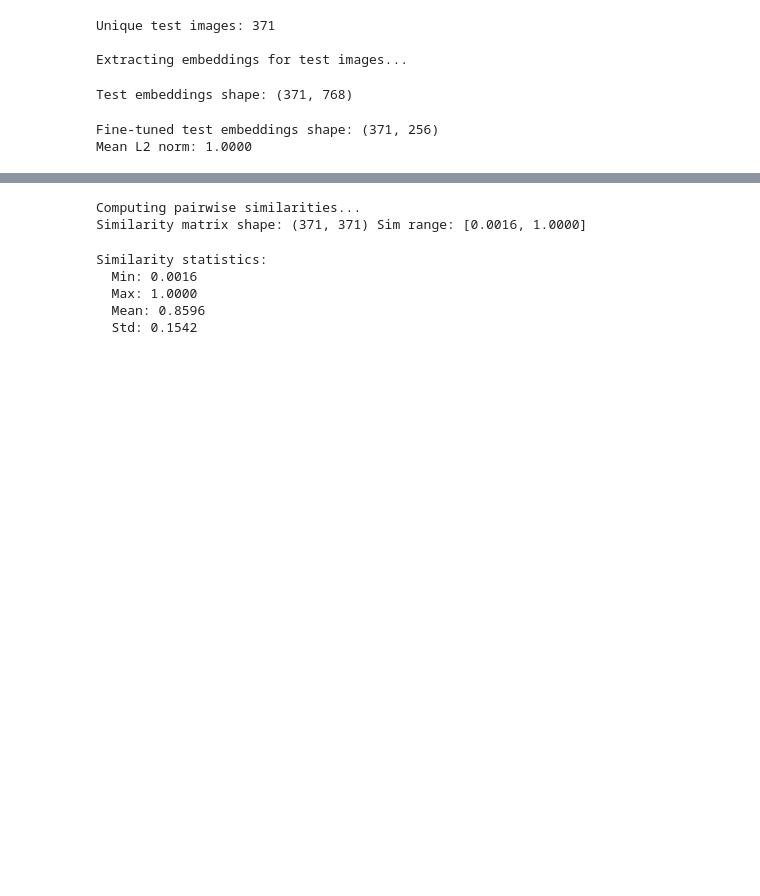
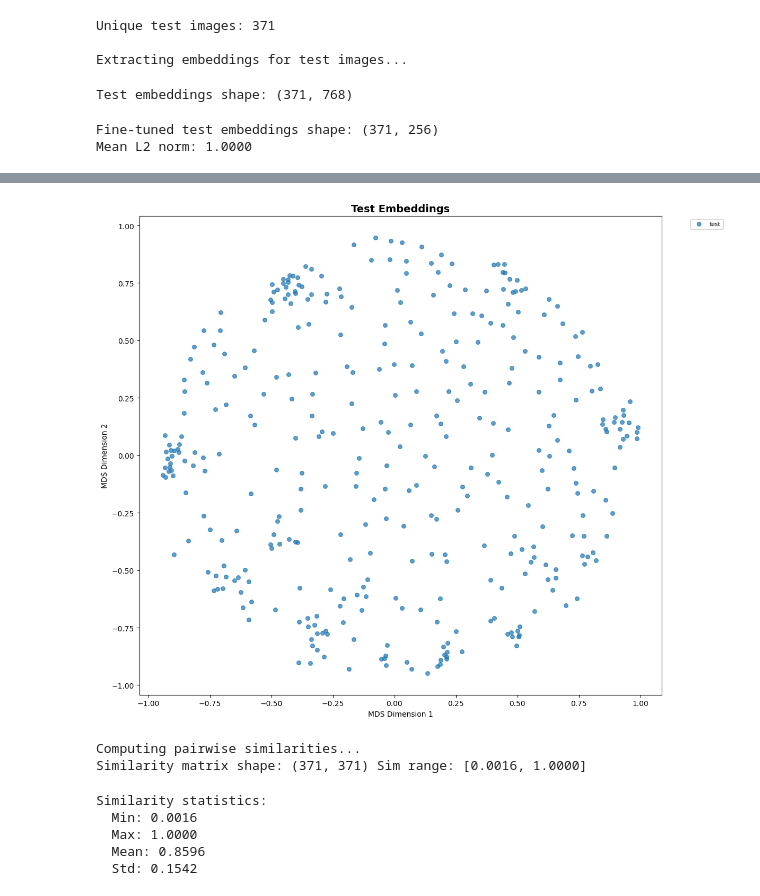
Before and after one commit to CarloColumbo/Kaggle-Competition-Jaguar-Re-identification, a Jupyter notebook: notebooks/10_reranking.ipynb, the cells around one changed output, grey strips where cells are left out. Saved outputs shown, nothing was run; the diff lists cells and outputs as text; code cells hidden in the pictures; blank space fills up the shorter version.

```diff
--- a/notebooks/10_reranking.ipynb
+++ b/notebooks/10_reranking.ipynb
@@ -1002,16 +1039,19 @@ plt.show()
 # %%
 # Visualize fine-tuned embeddings
+test_labels = np.array(["test"] * len(test_images))  # No labels, just a single category
 fig_finetuned = visualize_embeddings_mds(
     test_finetuned_embeddings,
-    ["test"] * len(test_images),  # No labels, just a single category
+    test_labels,
     "Test Embeddings",
     seed=config['seed']
 )
 plt.savefig(OUTPUT_PATH / "embeddings_mds_test.png")
 plt.show()
 
 # Log to W&B
 wandb.log({"test_embeddings_mds": wandb.Image(fig_finetuned)})
+# %% [output]
+[figure, added]
 # %%
 # Compute similarity for each pair
 print("Computing pairwise similarities...")
```
Also changed, not shown: parts of 8 cells of this notebook, 1 other file.
